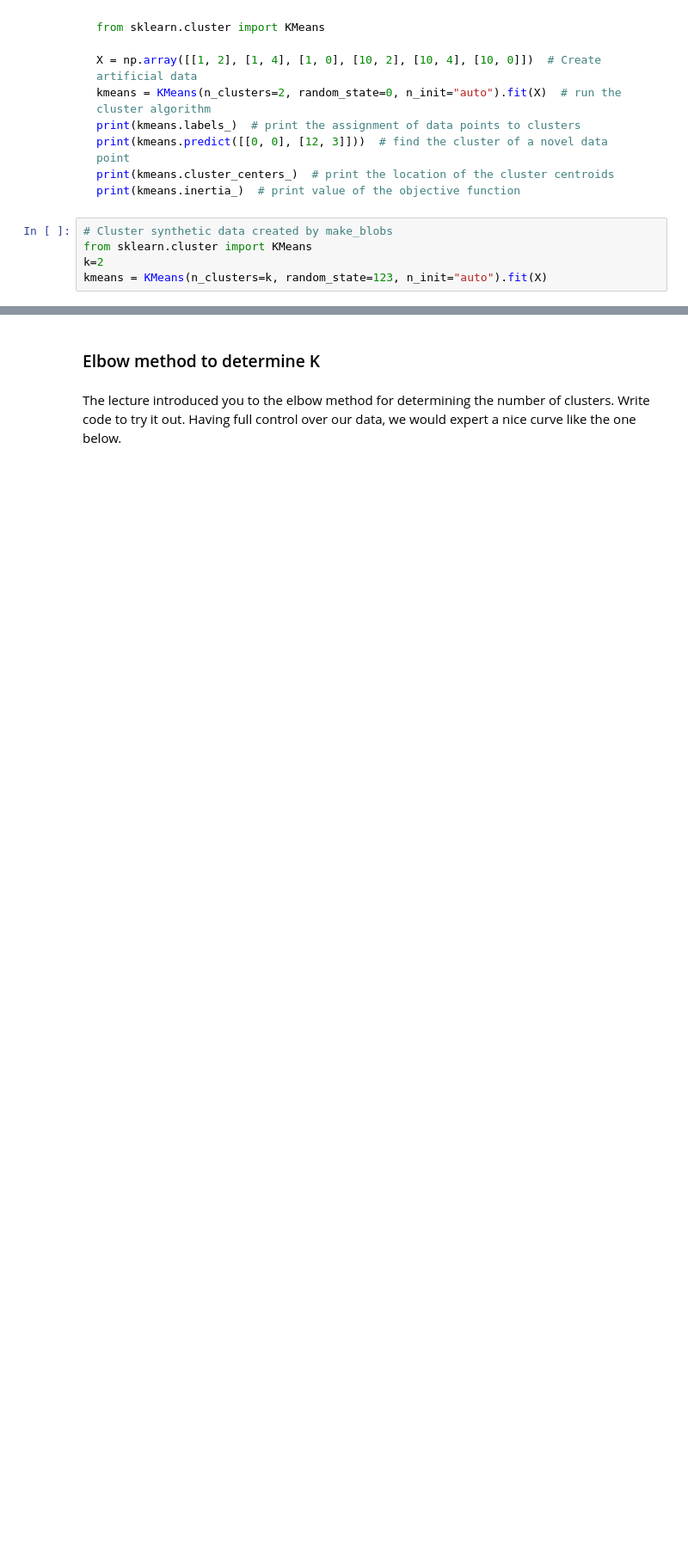
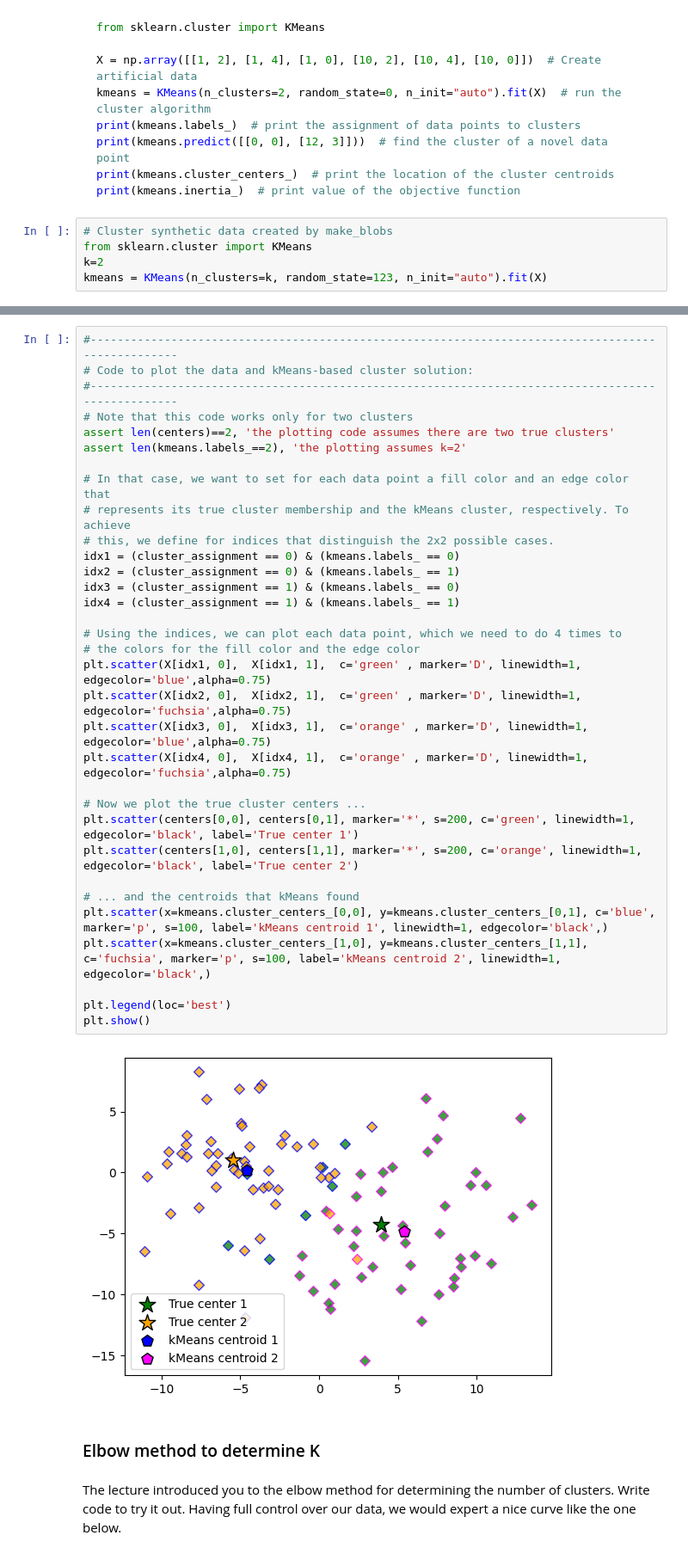
Before and after one commit to Humboldt-WI/IPML, a Jupyter notebook: tutorial_notebooks/t5_clustering_solution.ipynb, the cells around one changed output, grey strips where cells are left out. Shown at 86% size. Drawn from its saved outputs; the diff is of its cells as text; blank space fills up the shorter version.

```diff
--- a/tutorial_notebooks/t5_clustering_solution.ipynb
+++ b/tutorial_notebooks/t5_clustering_solution.ipynb
@@ -151,3 +105,38 @@ plt.show()
+# %%
+#--------------------------------------------------------------------------------------------------
+# Code to plot the data and kMeans-based cluster solution:
+#--------------------------------------------------------------------------------------------------
+# Note that this code works only for two clusters
+assert len(centers)==2, 'the plotting code assumes there are two true clusters'
+assert len(kmeans.labels_==2), 'the plotting assumes k=2'
+
+# In that case, we want to set for each data point a fill color and an edge color that
+# represents its true cluster membership and the kMeans cluster, respectively. To achieve
+# this, we define for indices that distinguish the 2x2 possible cases.
+idx1 = (cluster_assignment == 0) & (kmeans.labels_ == 0)
+idx2 = (cluster_assignment == 0) & (kmeans.labels_ == 1)
+idx3 = (cluster_assignment == 1) & (kmeans.labels_ == 0)
+idx4 = (cluster_assignment == 1) & (kmeans.labels_ == 1)
+
+# Using the indices, we can plot each data point, which we need to do 4 times to
+# the colors for the fill color and the edge color
+plt.scatter(X[idx1, 0],  X[idx1, 1],  c='green' , marker='D', linewidth=1, edgecolor='blue',alpha=0.75)
+plt.scatter(X[idx2, 0],  X[idx2, 1],  c='green' , marker='D', linewidth=1, edgecolor='fuchsia',alpha=0.75)
+plt.scatter(X[idx3, 0],  X[idx3, 1],  c='orange' , marker='D', linewidth=1, edgecolor='blue',alpha=0.75)
+plt.scatter(X[idx4, 0],  X[idx4, 1],  c='orange' , marker='D', linewidth=1, edgecolor='fuchsia',alpha=0.75)
+
+# Now we plot the true cluster centers ...
+plt.scatter(centers[0,0], centers[0,1], marker='*', s=200, c='green', linewidth=1, edgecolor='black', label='True center 1')
+plt.scatter(centers[1,0], centers[1,1], marker='*', s=200, c='orange', linewidth=1, edgecolor='black', label='True center 2')
+
+# ... and the centroids that kMeans found
+plt.scatter(x=kmeans.cluster_centers_[0,0], y=kmeans.cluster_centers_[0,1], c='blue', marker='p', s=100, label='kMeans centroid 1', linewidth=1, edgecolor='black',)
+plt.scatter(x=kmeans.cluster_centers_[1,0], y=kmeans.cluster_centers_[1,1], c='fuchsia', marker='p', s=100, label='kMeans centroid 2', linewidth=1, edgecolor='black',)
+
+plt.legend(loc='best')
+plt.show()
+# %% [output]
+[figure, added]
 # %% [markdown]
 ### Elbow method to determine K
 # %% [markdown]
```
Also changed, not shown: parts of 3 cells of this notebook.
